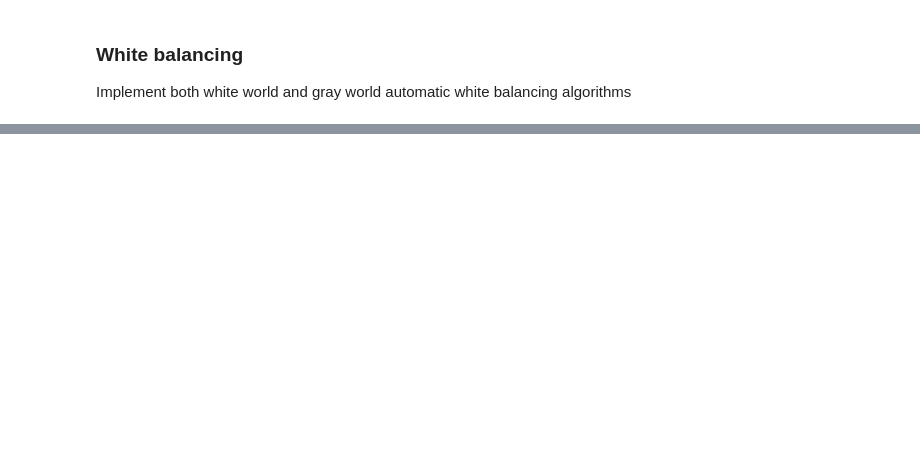
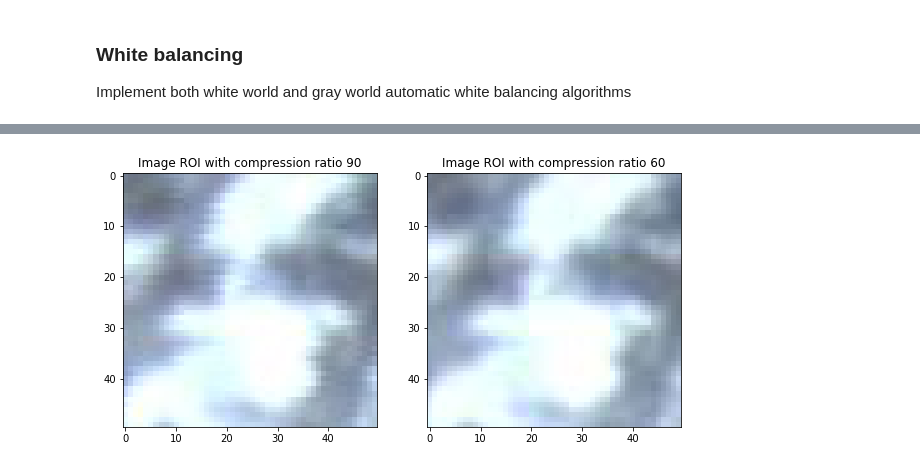
Before and after one commit to xueqinChen/ComputationalPhotography, a Jupyter notebook: p1/src/RawToImage.ipynb, the cells around one changed output, grey strips where cells are left out. Cells and saved outputs as stored; diff of their text form; code cells hidden in the pictures; blank space fills up the shorter version.

```diff
--- a/p1/src/RawToImage.ipynb
+++ b/p1/src/RawToImage.ipynb
@@ -228,0 +241,24 @@ fig = plt.figure(figsize=figsize, dpi=72.0)
+# %%
+# cv2.imwrite('../data/out_gamma_gray_0.png', ggamma_bgr, [int(cv2.IMWRITE_PNG_COMPRESSION), 0])
+# cv2.imwrite('../data/out_gamma_gray_5.png', ggamma_bgr, [int(cv2.IMWRITE_PNG_COMPRESSION), 5])
+# cv2.imwrite('../data/out_gamma_gray_100.jpg', ggamma_bgr, [int(cv2.IMWRITE_JPEG_QUALITY), 100])
+# cv2.imwrite('../data/out_gamma_gray_90.jpg', ggamma_bgr, [int(cv2.IMWRITE_JPEG_QUALITY), 90])
+# cv2.imwrite('../data/out_gamma_gray_60.jpg', ggamma_bgr, [int(cv2.IMWRITE_JPEG_QUALITY), 60])
+
+import skimage.io as skio
+
+out_90 = skio.imread('../data/out_gamma_gray_90.jpg')
+out_60 = skio.imread('../data/out_gamma_gray_60.jpg')
+
+plt.figure(figsize=(10,6))
+plt.subplot(1,2,1)
+imgROI = out_90[400:450, 1180:1230]
+plt.title('Image ROI with compression ratio 90')
+plt.imshow(imgROI)
+plt.subplot(1,2,2)
+imgROI = out_60[400:450, 1180:1230]
+plt.title('Image ROI with compression ratio 60')
+plt.imshow(imgROI)
+plt.show()
+# %% [output]
+[figure, added]
```
Also changed, not shown: parts of 21 cells of this notebook.
